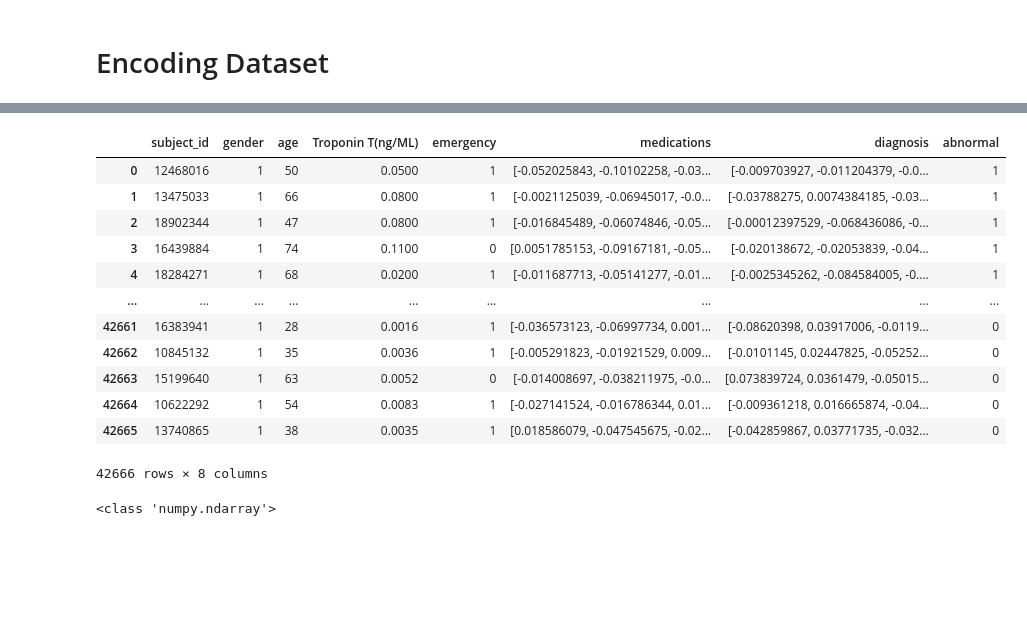
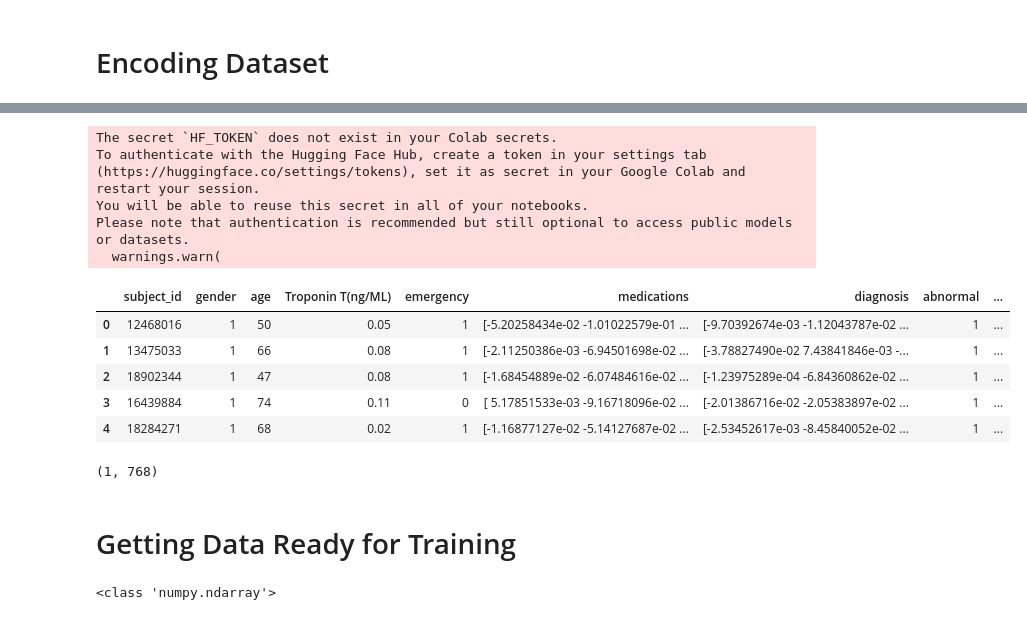
Before and after one commit to MuhammadSafeer786/Multimodal-AI-for-Myocardial-Infarction-Heart-Attack-, a Jupyter notebook: Training_Textual_Model.ipynb, the cells around one changed output, grey strips where cells are left out. Drawn from its saved outputs; the diff is of its cells as text; code cells hidden in the pictures; blank space fills up the shorter version.

```diff
--- a/Training_Textual_Model.ipynb
+++ b/Training_Textual_Model.ipynb
@@ -60,3 +101,45 @@ Please note that authentication is recommended but still optional to access publ
-# %%
-df['medications'] = df['medications'].apply(lambda x: model.encode(x))
-df['diagnosis'] = df['diagnosis'].apply(lambda x: model.encode(x))
+# %%
+from transformers import AutoTokenizer, AutoModel
+import torch
+
+model_name = 'bert-base-uncased'
+tokenizer = AutoTokenizer.from_pretrained(model_name)
+model = AutoModel.from_pretrained(model_name)
+# %% [output]
+The secret `HF_TOKEN` does not exist in your Colab secrets.
+To authenticate with the Hugging Face Hub, create a token in your settings tab (https://huggingface.co/settings/tokens), set it as secret in your Google Colab and restart your session.
+You will be able to reuse this secret in all of your notebooks.
+Please note that authentication is recommended but still optional to access public models or datasets.
+  warnings.warn(
+# %%
+device = torch.device("cuda" if torch.cuda.is_available() else "cpu")
+
+model = model.to(device)
+
+def get_embeddings(text, tokenizer, model):
+    inputs = tokenizer(text, return_tensors="pt", truncation=True, padding=True).to(device)
+    outputs = model(**inputs)
+    cls_embedding = outputs.last_hidden_state[:, 0, :].detach().cpu().numpy()
+    return cls_embedding
+
+medication_embeddings = []
+diagnosis_embeddings = []
+
+for index, row in df.iterrows():
+    medication_text = row['medications']
+    diagnosis_text = row['diagnosis']
+
+    if isinstance(medication_text, str):
+        medication_embedding = get_embeddings(medication_text, tokenizer, model)
+        medication_embeddings.append(medication_embedding)
+    else:
+        medication_embeddings.append(np.nan)
+
+    if isinstance(diagnosis_text, str):
+        diagnosis_embedding = get_embeddings(diagnosis_text, tokenizer, model)
+        diagnosis_embeddings.append(diagnosis_embedding)
+    else:
+        diagnosis_embeddings.append(np.nan)
+
+df['medication_embeddings'] = medication_embeddings
+df['diagnosis_embeddings'] = diagnosis_embeddings
@@ -63,16 +148,9 @@ df['diagnosis'] = df['diagnosis'].apply(lambda x: model.encode(x))
 # %%
-df
+df.head(5)
 # %% [output]
-|  | subject_id | gender | age | Troponin T(ng/ML) | emergency | medications | diagnosis | abnormal |
-| 0 | 12468016 | 1 | 50 | 0.0500 | 1 | [-0.052025843, -0.10102258, -0.03... | [-0.009703927, -0.011204379, -0.0... | 1 |
-| 1 | 13475033 | 1 | 66 | 0.0800 | 1 | [-0.0021125039, -0.06945017, -0.0... | [-0.03788275, 0.0074384185, -0.03... | 1 |
-| 2 | 18902344 | 1 | 47 | 0.0800 | 1 | [-0.016845489, -0.06074846, -0.05... | [-0.00012397529, -0.068436086, -0... | 1 |
-| 3 | 16439884 | 1 | 74 | 0.1100 | 0 | [0.0051785153, -0.09167181, -0.05... | [-0.020138672, -0.02053839, -0.04... | 1 |
-| 4 | 18284271 | 1 | 68 | 0.0200 | 1 | [-0.011687713, -0.05141277, -0.01... | [-0.0025345262, -0.084584005, -0.... | 1 |
-| ... | ... | ... | ... | ... | ... | ... | ... | ... |
-| 42661 | 16383941 | 1 | 28 | 0.0016 | 1 | [-0.036573123, -0.06997734, 0.001... | [-0.08620398, 0.03917006, -0.0119... | 0 |
-| 42662 | 10845132 | 1 | 35 | 0.0036 | 1 | [-0.005291823, -0.01921529, 0.009... | [-0.0101145, 0.02447825, -0.05252... | 0 |
-| 42663 | 15199640 | 1 | 63 | 0.0052 | 0 | [-0.014008697, -0.038211975, -0.0... | [0.073839724, 0.0361479, -0.05015... | 0 |
-| 42664 | 10622292 | 1 | 54 | 0.0083 | 1 | [-0.027141524, -0.016786344, 0.01... | [-0.009361218, 0.016665874, -0.04... | 0 |
-| 42665 | 13740865 | 1 | 38 | 0.0035 | 1 | [0.018586079, -0.047545675, -0.02... | [-0.042859867, 0.03771735, -0.032... | 0 |
+|  | subject_id | gender | age | Troponin T(ng/ML) | emergency | medications | diagnosis | abnormal | ... |
+| 0 | 12468016 | 1 | 50 | 0.05 | 1 | [-5.20258434e-02 -1.01022579e-01 ... | [-9.70392674e-03 -1.12043787e-02 ... | 1 | ... |
+| 1 | 13475033 | 1 | 66 | 0.08 | 1 | [-2.11250386e-03 -6.94501698e-02 ... | [-3.78827490e-02 7.43841846e-03 -... | 1 | ... |
+| 2 | 18902344 | 1 | 47 | 0.08 | 1 | [-1.68454889e-02 -6.07484616e-02 ... | [-1.23975289e-04 -6.84360862e-02 ... | 1 | ... |
+| 3 | 16439884 | 1 | 74 | 0.11 | 0 | [ 5.17851533e-03 -9.16718096e-02 ... | [-2.01386716e-02 -2.05383897e-02 ... | 1 | ... |
+| 4 | 18284271 | 1 | 68 | 0.02 | 1 | [-1.16877127e-02 -5.14127687e-02 ... | [-2.53452617e-03 -8.45840052e-02 ... | 1 | ... |
-42666 rows × 8 columns
@@ -80,0 +157,6 @@ df.to_csv('/content/drive/MyDrive/FeaturedProjects/TextualData/encoded_df.csv',
+# %%
+df['diagnosis_embeddings'][2].shape
+# %% [output]
+(1, 768)
+# %% [markdown]
+# Getting Data Ready for Training
```
Also changed, not shown: parts of 32 cells of this notebook.
